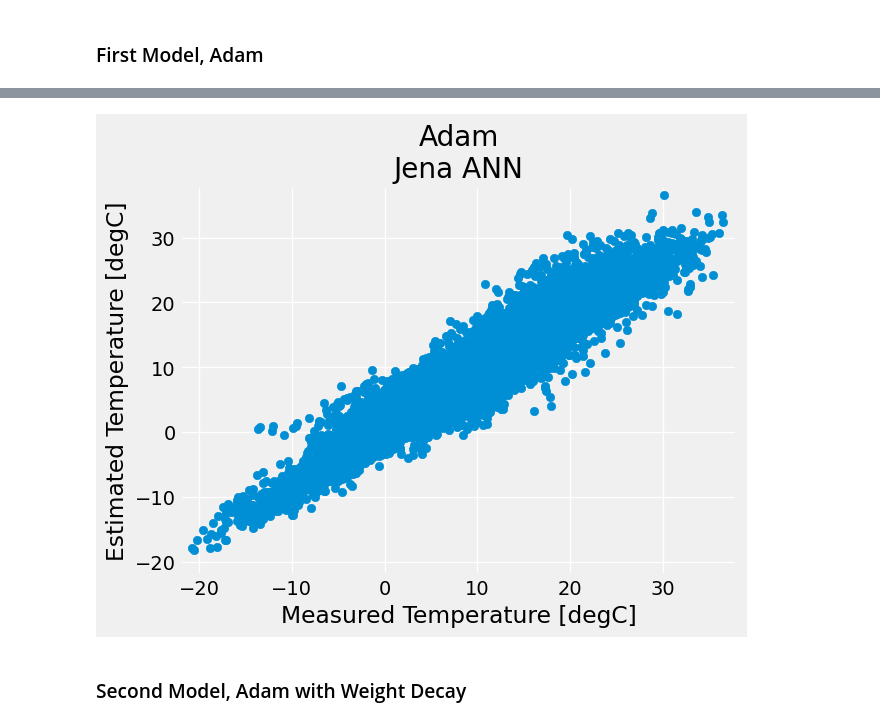
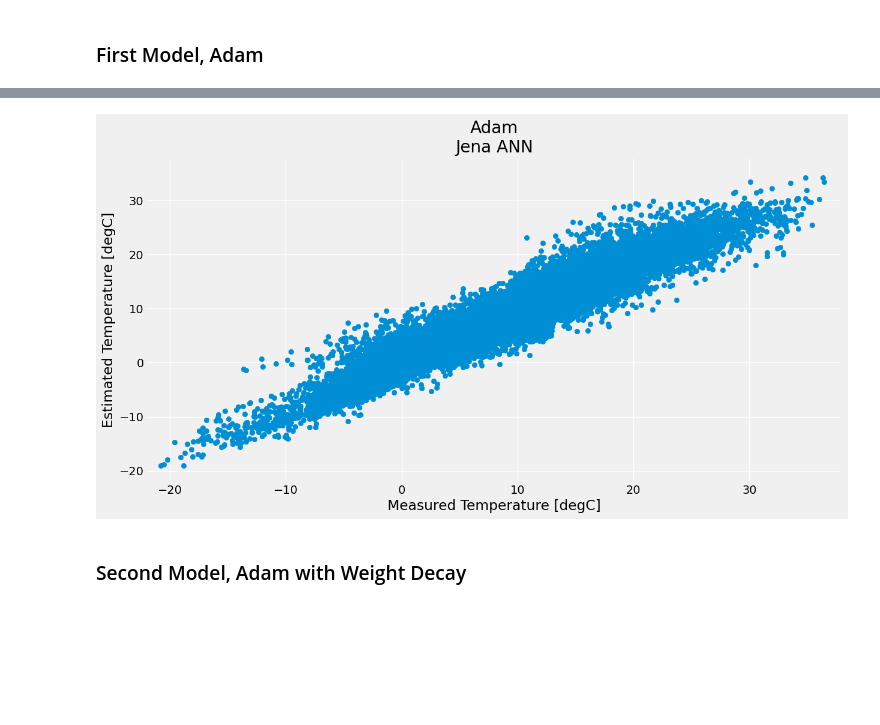
Before and after one commit to breranansi/IDC6146, a Jupyter notebook: Jena3_ANN_NEW.ipynb, the cells around one changed output, grey strips where cells are left out. Drawn from its saved outputs; the diff is of its cells as text; code cells hidden in the pictures; blank space fills up the shorter version.

```diff
--- a/Jena3_ANN_NEW.ipynb
+++ b/Jena3_ANN_NEW.ipynb
@@ -196,14 +198,15 @@ plt.show()
 # %%
+plt.figure(figsize=(13.33, 6.67))
 plt.scatter(y_train,p0.flatten())
 plt.ylabel('Estimated Temperature [degC]')
 plt.xlabel('Measured Temperature [degC]')
 plt.title('Adam\nJena ANN')
 plt.grid(color='white')
 plt.xlim([-22,38])
 plt.ylim([-22,38])
 plt.show()
 # %% [output]
-[figure, old version]
+[figure, new version]
 # %% [markdown]
 ### Second Model, Adam with Weight Decay
 # %%
```
Also changed, not shown: parts of 14 cells of this notebook, 19 other files.
